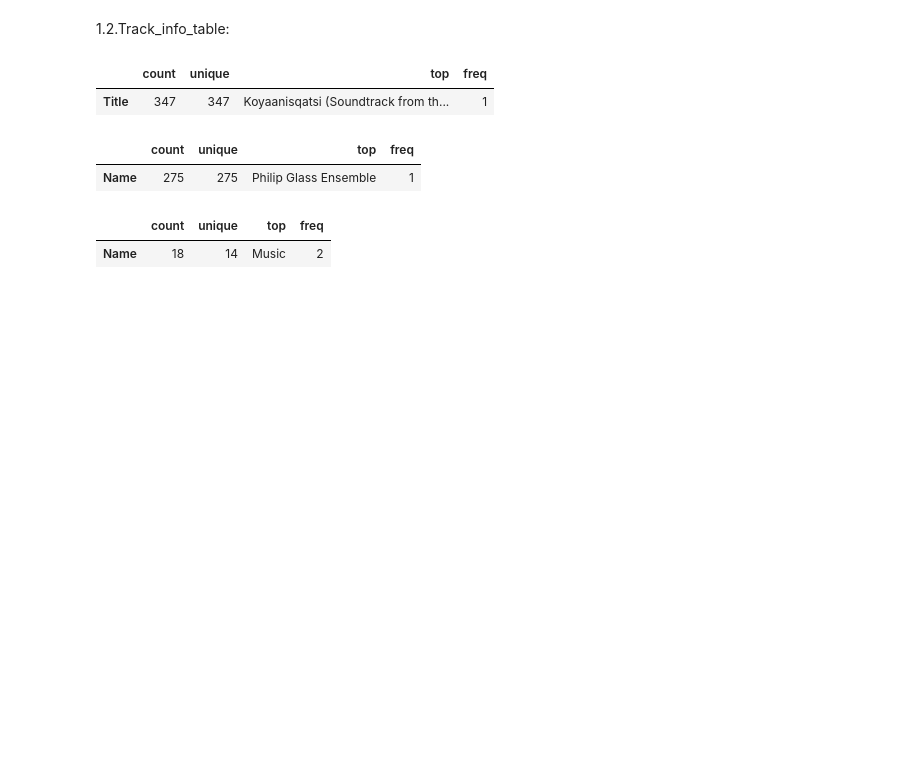
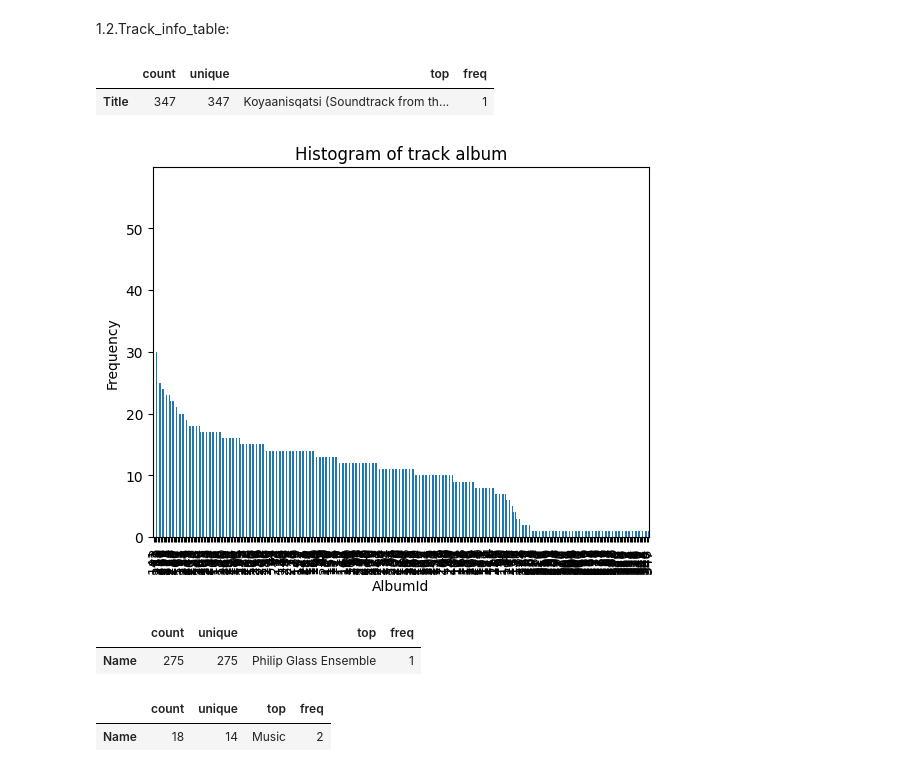
Before and after one commit to Mostafa2rz1/Chinook, a Jupyter notebook: 2.EDA/EDA.ipynb, the cells around one changed output. Drawn from its saved outputs; the diff is of its cells as text; code cells hidden in the pictures; blank space fills up the shorter version.

Commit message:
2. add histogram plot for num and fk keys

```diff
--- a/2.EDA/EDA.ipynb
+++ b/2.EDA/EDA.ipynb
@@ -109,6 +112,15 @@ df['album'].describe(include=['object']).T
 # %% [output]
 |  | count | unique | top | freq |
 | Title | 347 | 347 | Koyaanisqatsi (Soundtrack from th... | 1 |
+# %%
+df['track']['AlbumId'].astype('category').value_counts().plot(kind='bar', title='Track Frequency')
+
+plt.title('Histogram of track album')
+plt.xlabel('AlbumId')
+plt.ylabel('Frequency')
+plt.show()
+# %% [output]
+[figure, added]
 # %%
 df['artist'].describe(include=['object']).T
 # %% [output]
```
Also changed, not shown: parts of 13 cells of this notebook, 2 other files.
